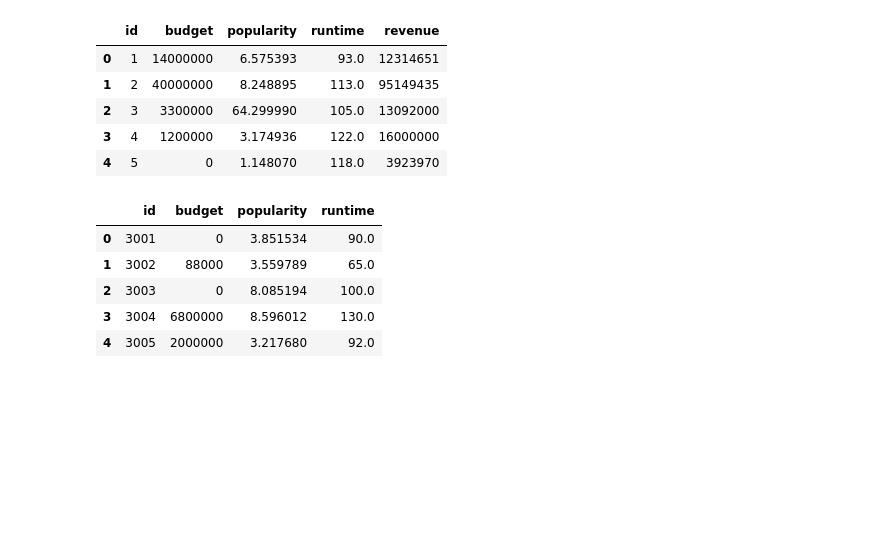
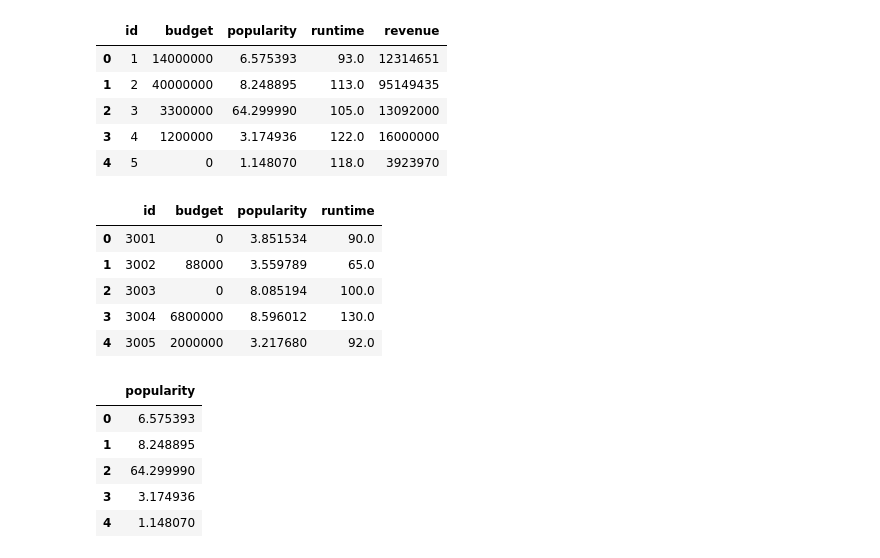
Before and after one commit to wagaojr/TrabalhoFinal-LingProg21.2, a Jupyter notebook: main.ipynb, the cells around one changed output. Saved outputs shown, nothing was run; the diff lists cells and outputs as text; code cells hidden in the pictures; blank space fills up the shorter version.

```diff
--- a/main.ipynb
+++ b/main.ipynb
@@ -47,0 +64,10 @@ teste_num.head()
+# %%
+x = treino_num.drop(columns=['id','budget','runtime','revenue'])
+x.head()
+# %% [output]
+|  | popularity |
+| 0 | 6.575393 |
+| 1 | 8.248895 |
+| 2 | 64.299990 |
+| 3 | 3.174936 |
+| 4 | 1.148070 |
```
Also changed, not shown: parts of 8 cells of this notebook.
